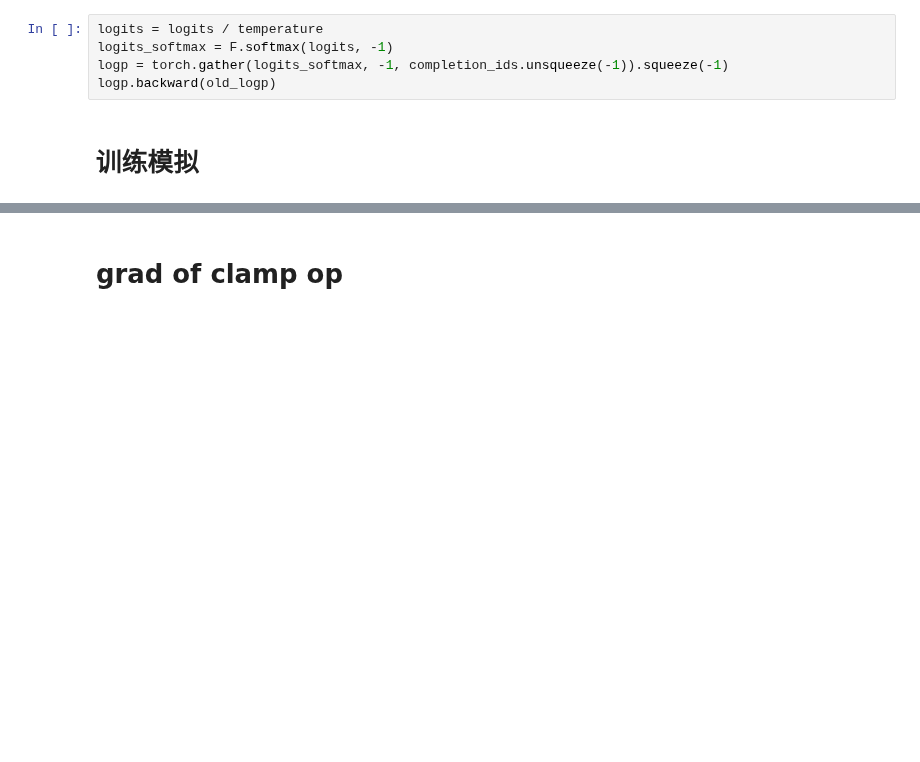
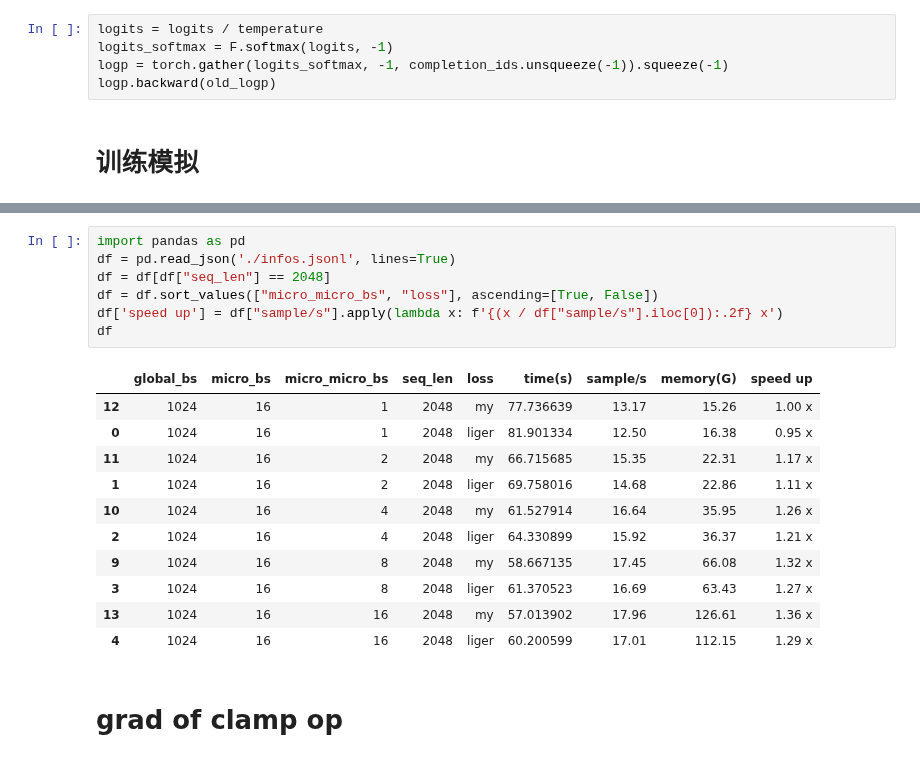
Before and after one commit to mdy666/mdy_triton, a Jupyter notebook: triton_kernels/grpo/grpo_loss_trl==0.16.ipynb, the cells around one changed output, grey strips where cells are left out. Cells and saved outputs as stored; diff of their text form; blank space fills up the shorter version.

Commit message:
add test_memory srcipt and del logits in time

```diff
--- a/triton_kernels/grpo/grpo_loss_trl==0.16.ipynb
+++ b/triton_kernels/grpo/grpo_loss_trl==0.16.ipynb
@@ -842,3 +909,22 @@ for _ in tqdm(range(50)):
+# %%
+import pandas as pd
+df = pd.read_json('./infos.jsonl', lines=True)
+df = df[df["seq_len"] == 2048]
+df = df.sort_values(["micro_micro_bs", "loss"], ascending=[True, False])
+df['speed up'] = df["sample/s"].apply(lambda x: f'{(x / df["sample/s"].iloc[0]):.2f} x')
+df
+# %% [output]
+|  | global_bs | micro_bs | micro_micro_bs | seq_len | loss | time(s) | sample/s | memory(G) | speed up |
+| 12 | 1024 | 16 | 1 | 2048 | my | 77.736639 | 13.17 | 15.26 | 1.00 x |
+| 0 | 1024 | 16 | 1 | 2048 | liger | 81.901334 | 12.50 | 16.38 | 0.95 x |
+| 11 | 1024 | 16 | 2 | 2048 | my | 66.715685 | 15.35 | 22.31 | 1.17 x |
+| 1 | 1024 | 16 | 2 | 2048 | liger | 69.758016 | 14.68 | 22.86 | 1.11 x |
+| 10 | 1024 | 16 | 4 | 2048 | my | 61.527914 | 16.64 | 35.95 | 1.26 x |
+| 2 | 1024 | 16 | 4 | 2048 | liger | 64.330899 | 15.92 | 36.37 | 1.21 x |
+| 9 | 1024 | 16 | 8 | 2048 | my | 58.667135 | 17.45 | 66.08 | 1.32 x |
+| 3 | 1024 | 16 | 8 | 2048 | liger | 61.370523 | 16.69 | 63.43 | 1.27 x |
+| 13 | 1024 | 16 | 16 | 2048 | my | 57.013902 | 17.96 | 126.61 | 1.36 x |
+| 4 | 1024 | 16 | 16 | 2048 | liger | 60.200599 | 17.01 | 112.15 | 1.29 x |
 # %% [markdown]
 # grad of clamp op
 # %%
```
Also changed, not shown: parts of 8 cells of this notebook, 5 other files.
